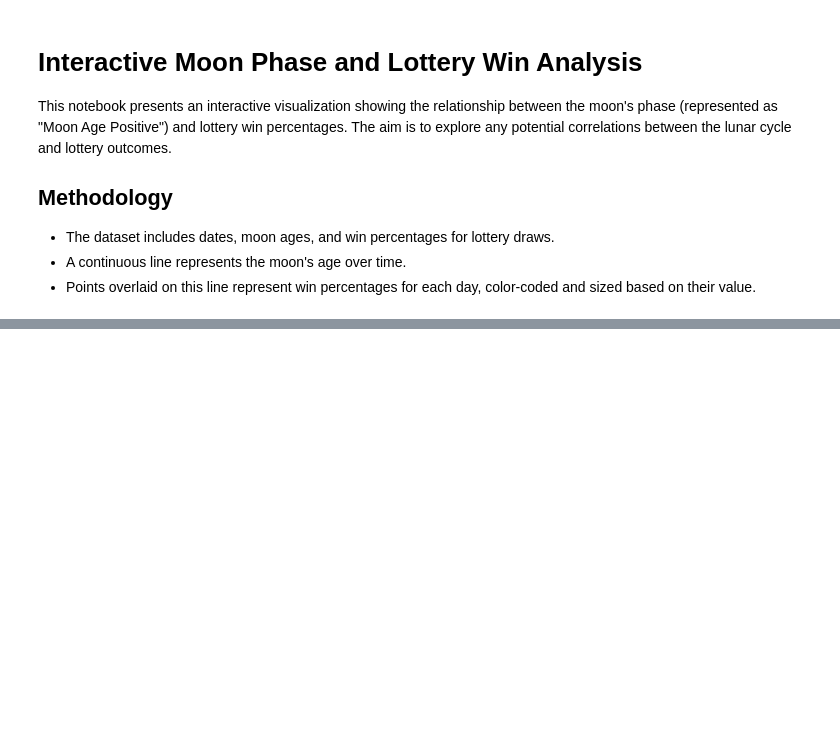
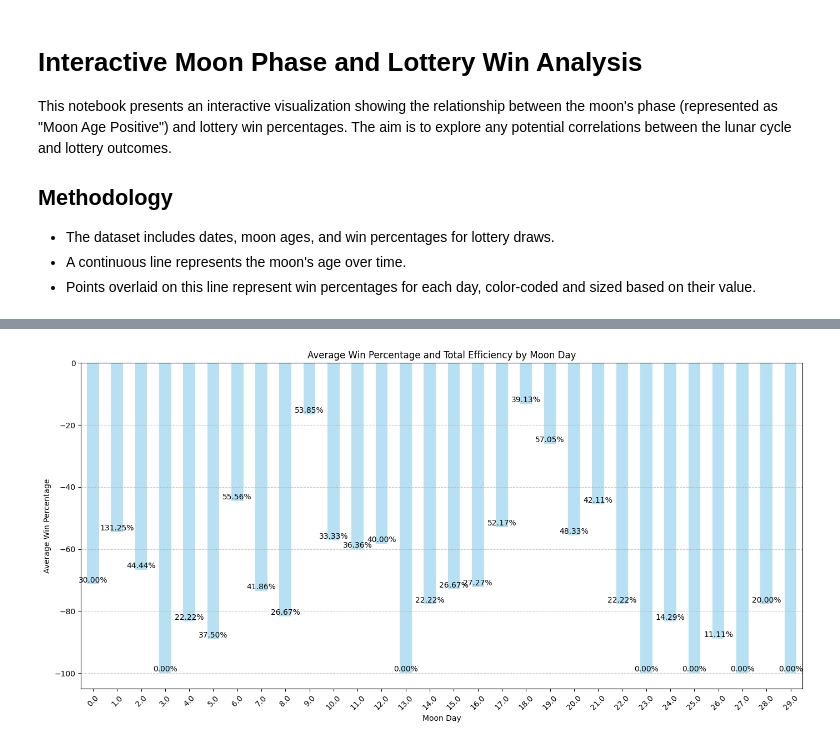
Before and after one commit to ziehro/DataSciencePortfolio-Chris-Ziehr, a Jupyter notebook: LotteryResultsAnalysis/Interactive_Moon_Phase_Analysis.ipynb, the cells around one changed output, grey strips where cells are left out. Cells and saved outputs as stored; diff of their text form; code cells hidden in the pictures; blank space fills up the shorter version.

```diff
--- a/LotteryResultsAnalysis/Interactive_Moon_Phase_Analysis.ipynb
+++ b/LotteryResultsAnalysis/Interactive_Moon_Phase_Analysis.ipynb
@@ -79,0 +95,43 @@ plt.show()
+# %%
+import pandas as pd
+import matplotlib.pyplot as plt
+
+# Load your data
+df = pd.read_csv('raw.csv')  # Replace 'your_data.csv' with your actual data file
+
+# Calculate Win Percentage
+df['Win Percentage'] = ((df['Money Out'] / df['Money In']) - 1) * 100
+
+# Calculate average win percentage for each moon day
+average_win_percentages = df.groupby('MoonDay')['Win Percentage'].mean()
+
+# Calculate total won and total spent for each moon day
+total_won = df.groupby('MoonDay')['Money Out'].sum()
+total_spent = df.groupby('MoonDay')['Money In'].sum()
+
+# Calculate the total efficiency percentage for each moon day
+total_efficiency = (total_won / total_spent) * 100
+
+# Sort the data for better visualization, if needed
+average_win_percentages = average_win_percentages.sort_index()
+total_efficiency = total_efficiency.sort_index()
+
+# Plotting
+plt.figure(figsize=(14, 7))
+bars = average_win_percentages.plot(kind='bar', color='skyblue', alpha=0.6)  # Bar chart for average win percentage
+plt.title('Average Win Percentage and Total Efficiency by Moon Day')
+plt.xlabel('Moon Day')
+plt.ylabel('Average Win Percentage')
+plt.grid(axis='y', linestyle='--', alpha=0.7)
+plt.xticks(rotation=45)  # Rotate labels to avoid overlap
+
+# Add total efficiency percentage labels on top of each bar
+for index, value in enumerate(average_win_percentages):
+    plt.text(index, value, f'{total_efficiency.iloc[index]:.2f}%', ha='center', va='bottom')
+
+plt.tight_layout()  # Adjust subplot params for a nicer fit
+
+# Show plot
+plt.show()
+# %% [output]
+[figure, added]
```
Also changed, not shown: parts of 7 cells of this notebook.
